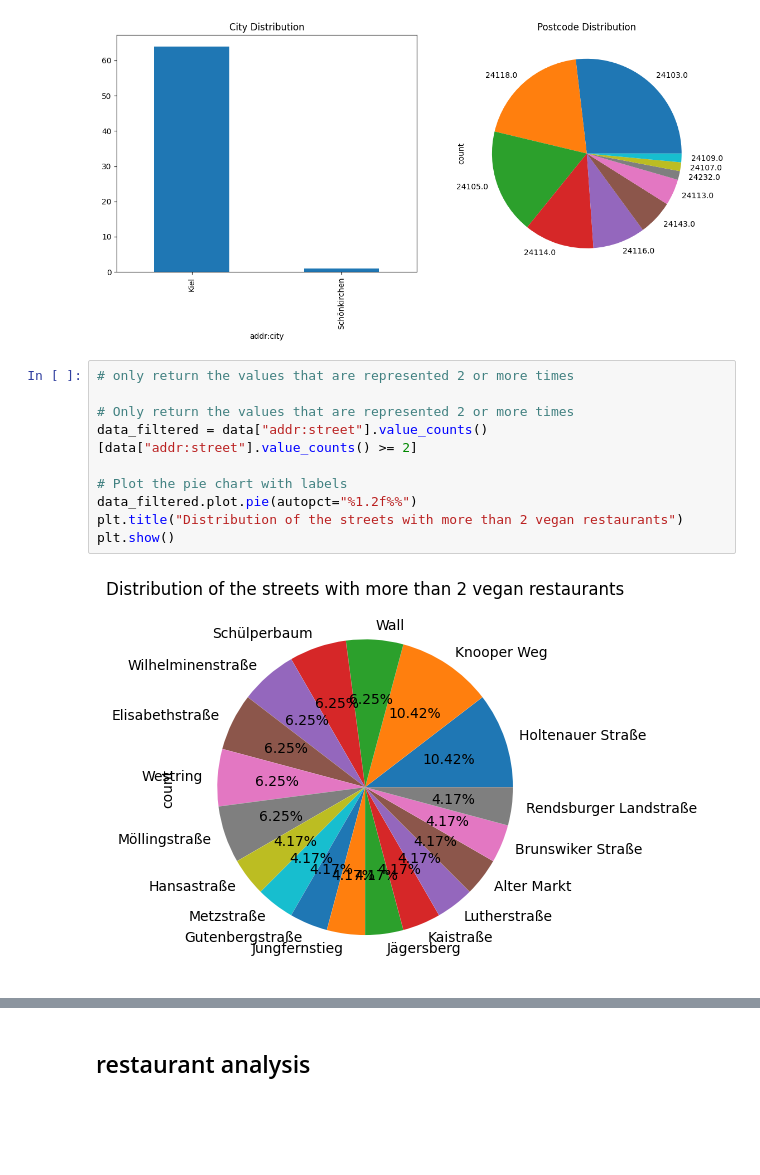
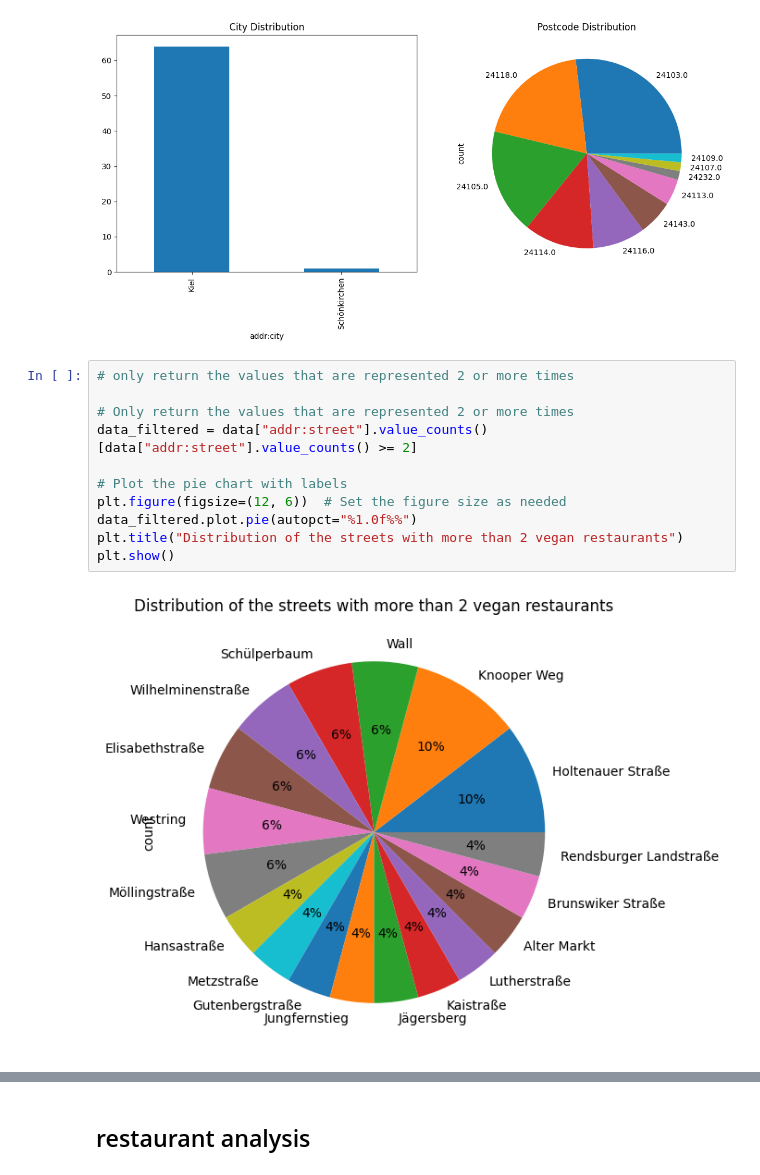
Before and after one commit to MartinDieCooleSocke420/sem1_math_and_stats, a Jupyter notebook: exam/experiments.ipynb, the cells around one changed output, grey strips where cells are left out. Saved outputs shown, nothing was run; the diff lists cells and outputs as text; blank space fills up the shorter version.

```diff
--- a/exam/experiments.ipynb
+++ b/exam/experiments.ipynb
@@ -52,14 +52,15 @@ plt.show()
 # %%
 # only return the values that are represented 2 or more times
 
 # Only return the values that are represented 2 or more times
 data_filtered = data["addr:street"].value_counts()[data["addr:street"].value_counts() >= 2]
 
 # Plot the pie chart with labels
-data_filtered.plot.pie(autopct="%1.2f%%")
+plt.figure(figsize=(12, 6))  # Set the figure size as needed
+data_filtered.plot.pie(autopct="%1.0f%%")
 plt.title("Distribution of the streets with more than 2 vegan restaurants")
 plt.show()
 # %% [output]
-[figure, old version]
+[figure, new version]
 # %%
 # Create a simple scatter plot
```
Also changed, not shown: parts of 12 cells of this notebook.
